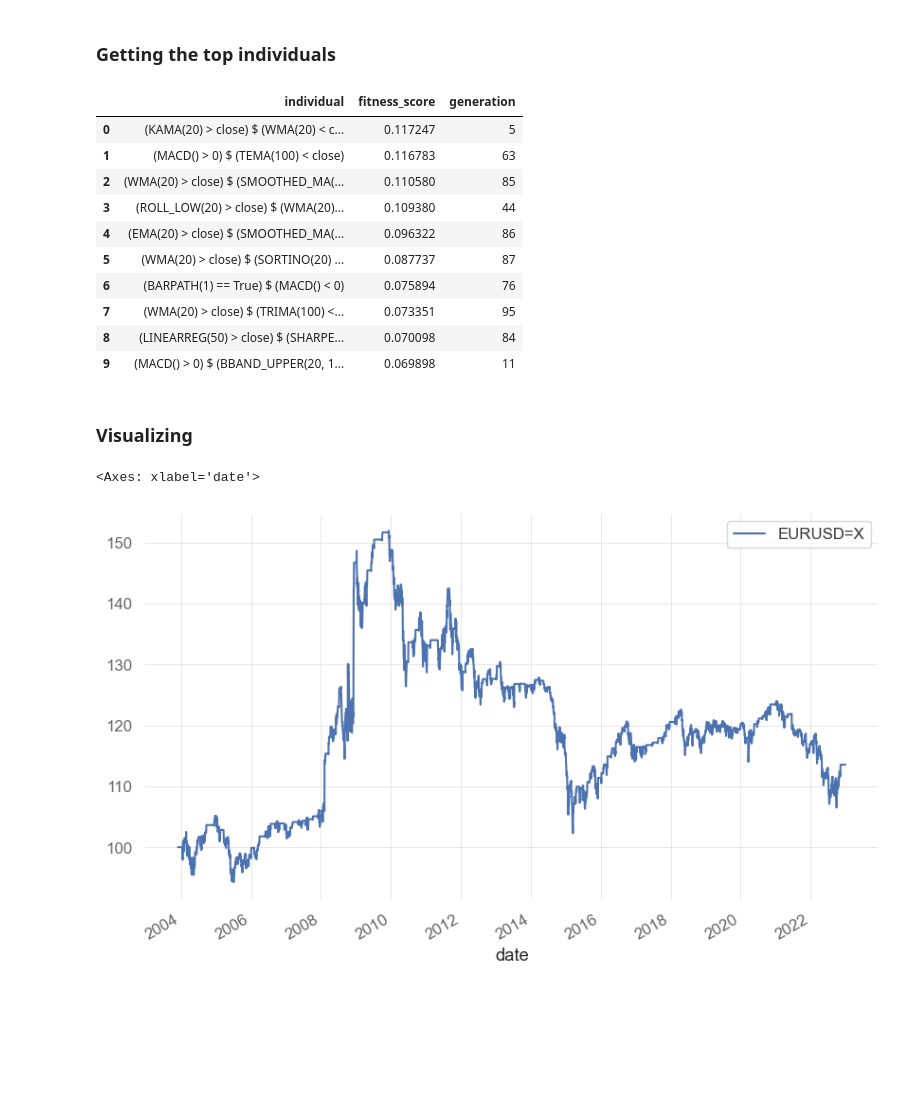
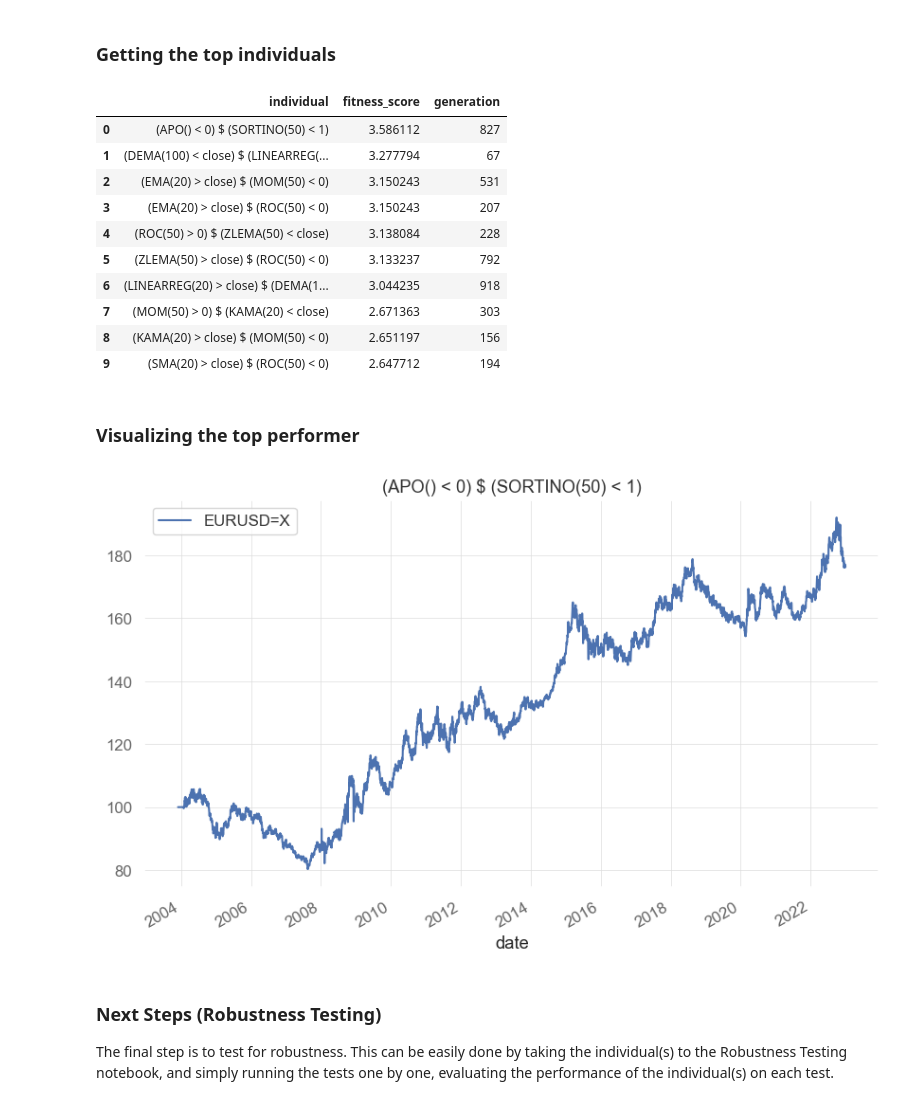
Before and after one commit to chickenopoulos/alphagen, a Jupyter notebook: notebooks/Example.ipynb, the cells around one changed output. Drawn from its saved outputs; the diff is of its cells as text; code cells hidden in the pictures; blank space fills up the shorter version.

Commit message:
[U] Finished Example Notebook

```diff
--- a/notebooks/Example.ipynb
+++ b/notebooks/Example.ipynb
@@ -58,7 +58,7 @@ ga, poplogs = run_genetic_search(
             asset='EURUSD=X',
             oos_timestamp='2023-01-01',
             mutation_rate=0.2,
-            fitness_option='sharpe',
+            fitness_option='linear_fit_adj_sharpe',
             n_trades_threshold_option='on',
             n_trades_threshold=100,
             tournament_size=3,
@@ -77,23 +77,27 @@ top10 = poplogs.drop_duplicates(subset=['individual']).sort_values('fitness_scor
 top10
 # %% [output]
 |  | individual | fitness_score | generation |
-| 0 | (KAMA(20) > close) $ (WMA(20) < c... | 0.117247 | 5 |
-| 1 | (MACD() > 0) $ (TEMA(100) < close) | 0.116783 | 63 |
-| 2 | (WMA(20) > close) $ (SMOOTHED_MA(... | 0.110580 | 85 |
-| 3 | (ROLL_LOW(20) > close) $ (WMA(20)... | 0.109380 | 44 |
-| 4 | (EMA(20) > close) $ (SMOOTHED_MA(... | 0.096322 | 86 |
-| 5 | (WMA(20) > close) $ (SORTINO(20) ... | 0.087737 | 87 |
-| 6 | (BARPATH(1) == True) $ (MACD() < 0) | 0.075894 | 76 |
-| 7 | (WMA(20) > close) $ (TRIMA(100) <... | 0.073351 | 95 |
-| 8 | (LINEARREG(50) > close) $ (SHARPE... | 0.070098 | 84 |
-| 9 | (MACD() > 0) $ (BBAND_UPPER(20, 1... | 0.069898 | 11 |
+| 0 | (APO() < 0) $ (SORTINO(50) < 1) | 3.586112 | 827 |
+| 1 | (DEMA(100) < close) $ (LINEARREG(... | 3.277794 | 67 |
+| 2 | (EMA(20) > close) $ (MOM(50) < 0) | 3.150243 | 531 |
+| 3 | (EMA(20) > close) $ (ROC(50) < 0) | 3.150243 | 207 |
+| 4 | (ROC(50) > 0) $ (ZLEMA(50) < close) | 3.138084 | 228 |
+| 5 | (ZLEMA(50) > close) $ (ROC(50) < 0) | 3.133237 | 792 |
+| 6 | (LINEARREG(20) > close) $ (DEMA(1... | 3.044235 | 918 |
+| 7 | (MOM(50) > 0) $ (KAMA(20) < close) | 2.671363 | 303 |
+| 8 | (KAMA(20) > close) $ (MOM(50) < 0) | 2.651197 | 156 |
+| 9 | (SMA(20) > close) $ (ROC(50) < 0) | 2.647712 | 194 |
 # %% [markdown]
-### Visualizing
+### Visualizing the top performer
 # %%
-pf = ga.get_individual_performance(top10.individual.iloc[0])
+individual = top10.individual.iloc[0]
+pf = ga.get_individual_performance(individual)
 pf.value().plot()
-plt.title(top10.individual.iloc[0])
+plt.title(individual)
 plt.show()
 # %% [output]
-<Axes: xlabel='date'>
-[figure, old version]
+[figure, new version]
+# %% [markdown]
+### __Next Steps (Robustness Testing)__
+
+The final step is to test for robustness. This can be easily done by taking the individual(s) to the Robustness Testing notebook, and simply running the tests one by one, evaluating the performance of the individual(s) on each test.
```
Also changed, not shown: 1 other file.
